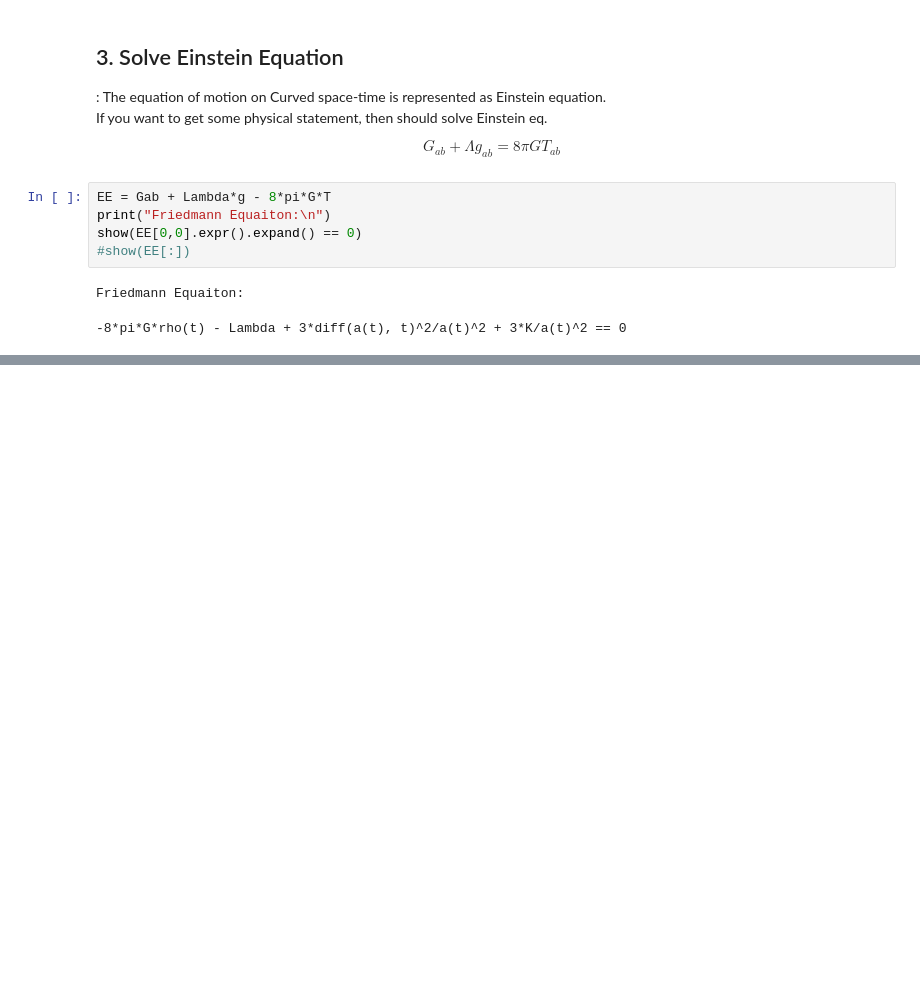
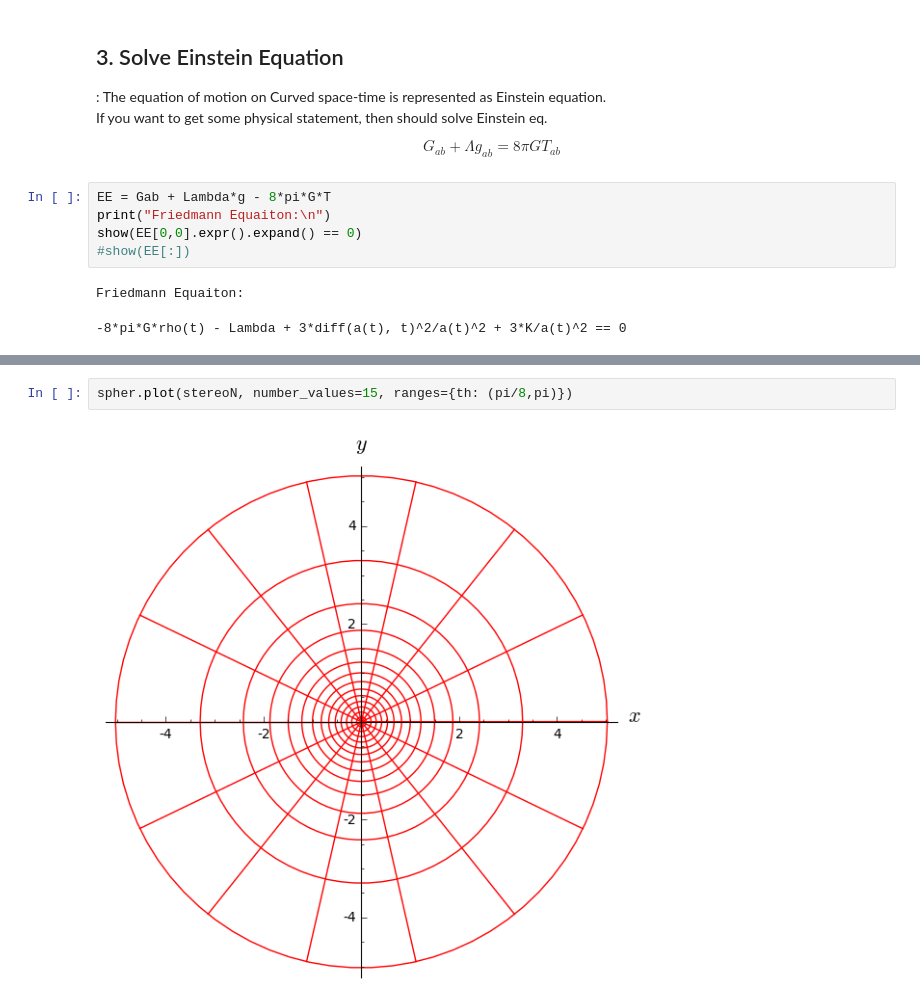
Before and after one commit to Axect/Sage, a Jupyter notebook: Gravity_PPT.ipynb, the cells around one changed output, grey strips where cells are left out. Drawn from its saved outputs; the diff is of its cells as text; blank space fills up the shorter version.

```diff
--- a/Gravity_PPT.ipynb
+++ b/Gravity_PPT.ipynb
@@ -237,0 +312,4 @@ H^2 = \frac{8\pi G\rho}{3} - \frac{K}{a^2}
+# %%
+spher.plot(stereoN, number_values=15, ranges={th: (pi/8,pi)})
+# %% [output]
+[figure, added]
```
Also changed, not shown: parts of 12 cells of this notebook, 1 other file.
